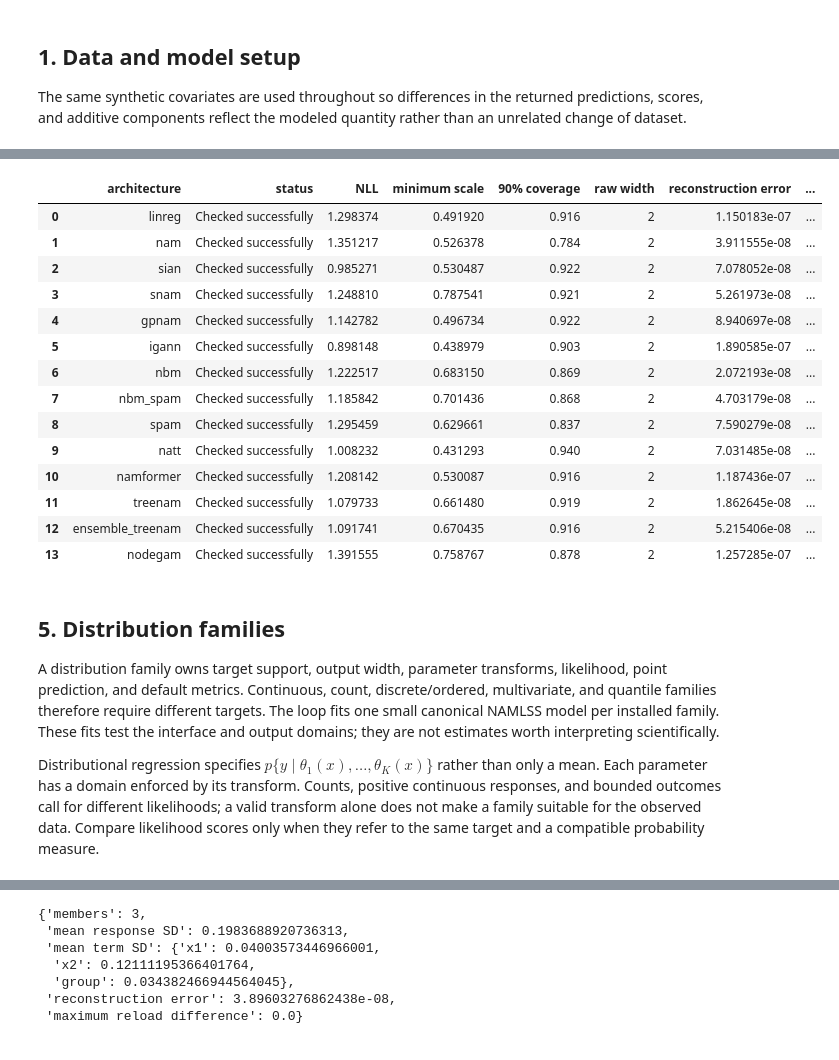
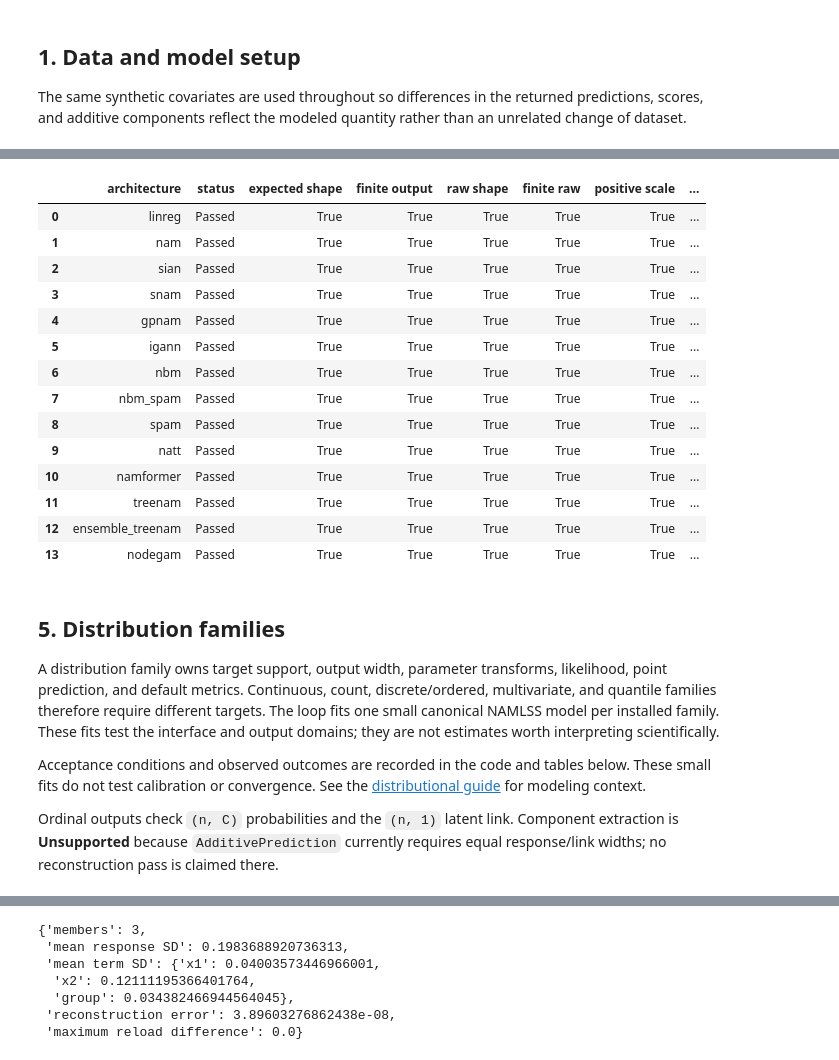
Before and after one commit to OpenTabular/NAMpy, a Jupyter notebook: docs/development/notebooks/04_distributional_models.ipynb, the cells around one changed output, grey strips where cells are left out. Saved outputs shown, nothing was run; the diff lists cells and outputs as text; code cells hidden in the pictures.

```diff
--- a/docs/development/notebooks/04_distributional_models.ipynb
+++ b/docs/development/notebooks/04_distributional_models.ipynb
@@ -147,12 +168,16 @@ for name, spec in architectures().items():
         continue
     estimator = make_estimator(name, spec, "Regressor")
     started = time.perf_counter()
-    estimator.fit(X, y_reg, **SWEEP_FIT_KWARGS)
+    checked_fit(estimator, X, y_reg, label=f"{name}/regression", **SWEEP_FIT_KWARGS)
     importance = estimator.term_importance(X, center=True)
     error, reconstruction_valid = reconstruction_error(estimator, X)
+    prediction = np.asarray(estimator.predict(X))
+    mse = float(np.mean((prediction - y_reg)**2))
+    checks = {**array_checks(prediction, (n,)),
+              "reconstruction valid": reconstruction_valid, "finite MSE": np.isfinite(mse)}
     row = {
         "architecture": name,
-        "status": "Checked successfully",
+        "status": outcome(checks), **checks, "MSE": mse,
         "R2": estimator.score(X, y_reg),
         "seconds": time.perf_counter() - started,
         "reconstruction error": error,
@@ -224,13 +243,20 @@ for name, spec in architectures().items():
         continue
     estimator = make_estimator(name, spec, "Classifier")
     started = time.perf_counter()
-    estimator.fit(X, y_cls, **SWEEP_FIT_KWARGS)
-    probability = estimator.predict_proba(X)[:, 1]
+    checked_fit(estimator, X, y_cls, label=f"{name}/classification", **SWEEP_FIT_KWARGS)
+    probabilities = np.asarray(estimator.predict_proba(X))
+    probability = probabilities[:, 1]
     label = estimator.predict(X)
     importance = estimator.term_importance(X, center=True)
     error, reconstruction_valid = reconstruction_error(estimator, X)
+    loss = log_loss(y_cls, probabilities)
+    checks = {**array_checks(probabilities, (n, 2)),
+              "valid probabilities": bool(((probabilities >= 0) & (probabilities <= 1)).all()),
+              "normalized": bool(np.allclose(probabilities.sum(axis=1), 1, atol=1e-5)),
+              "label shape": np.asarray(label).shape == (n,),
+              "reconstruction valid": reconstruction_valid, "finite log loss": np.isfinite(loss)}
     classification_rows.append({
-        "architecture": name, "status": "Checked successfully",
+        "architecture": name, "status": outcome(checks), **checks,
         "log loss": log_loss(y_cls, probability),
         "ROC-AUC": roc_auc_score(y_cls, probability),
         "accuracy": accuracy_score(y_cls, label),
@@ -283,46 +302,51 @@ interval width help reveal whether the predicted spread is useful.
 # %%
 lss_models = {}
 lss_rows = []
 for name, spec in architectures().items():
     if not spec.supports("distributional") or name == "qnam":
         continue
     estimator = make_estimator(name, spec, "LSS", family="normal")
     started = time.perf_counter()
-    estimator.fit(X, y_lss, **SWEEP_FIT_KWARGS)
+    checked_fit(estimator, X, y_lss, label=f"{name}/normal LSS", **SWEEP_FIT_KWARGS)
     parameters = estimator.predict(X)
     raw = estimator.predict(X, raw=True)
     lower = parameters[:, 0] - 1.645 * parameters[:, 1]
     upper = parameters[:, 0] + 1.645 * parameters[:, 1]
     error, reconstruction_valid = reconstruction_error(estimator, X)
+    loss = estimator.evaluate(X, y_lss)["NLL"]
+    checks = {**array_checks(parameters, (n, 2)),
+              "raw shape": raw.shape == (n, 2), "finite raw": np.isfinite(raw).all(),
+              "positive scale": bool((parameters[:, 1] > 0).all()),
+              "finite NLL": np.isfinite(loss), "reconstruction valid": reconstruction_valid}
     lss_rows.append({
-        "architecture": name, "status": "Checked successfully",
+        "architecture": name, "status": outcome(checks), **checks,
         "NLL": estimator.evaluate(X, y_lss)["NLL"],
         "minimum scale": parameters[:, 1].min(),
-        "90% coverage": np.mean((y_lss >= lower) & (y_lss <= upper)),
+        "Training-row coverage of nominal 90% intervals": np.mean((y_lss >= lower) & (y_lss <= upper)),
         "raw width": raw.shape[1],
         "reconstruction error": error,
         "reconstruction valid": reconstruction_valid,
         "seconds": time.perf_counter() - started,
     })
     lss_models[name] = estimator
 lss_report = pd.DataFrame(lss_rows)
 lss_report
 # %% [output]
-|  | architecture | status | NLL | minimum scale | 90% coverage | raw width | reconstruction error | ... |
-| 0 | linreg | Checked successfully | 1.298374 | 0.491920 | 0.916 | 2 | 1.150183e-07 | ... |
-| 1 | nam | Checked successfully | 1.351217 | 0.526378 | 0.784 | 2 | 3.911555e-08 | ... |
-| 2 | sian | Checked successfully | 0.985271 | 0.530487 | 0.922 | 2 | 7.078052e-08 | ... |
-| 3 | snam | Checked successfully | 1.248810 | 0.787541 | 0.921 | 2 | 5.261973e-08 | ... |
-| 4 | gpnam | Checked successfully | 1.142782 | 0.496734 | 0.922 | 2 | 8.940697e-08 | ... |
-| 5 | igann | Checked successfully | 0.898148 | 0.438979 | 0.903 | 2 | 1.890585e-07 | ... |
-| 6 | nbm | Checked successfully | 1.222517 | 0.683150 | 0.869 | 2 | 2.072193e-08 | ... |
-| 7 | nbm_spam | Checked successfully | 1.185842 | 0.701436 | 0.868 | 2 | 4.703179e-08 | ... |
-| 8 | spam | Checked successfully | 1.295459 | 0.629661 | 0.837 | 2 | 7.590279e-08 | ... |
-| 9 | natt | Checked successfully | 1.008232 | 0.431293 | 0.940 | 2 | 7.031485e-08 | ... |
-| 10 | namformer | Checked successfully | 1.208142 | 0.530087 | 0.916 | 2 | 1.187436e-07 | ... |
-| 11 | treenam | Checked successfully | 1.079733 | 0.661480 | 0.919 | 2 | 1.862645e-08 | ... |
-| 12 | ensemble_treenam | Checked successfully | 1.091741 | 0.670435 | 0.916 | 2 | 5.215406e-08 | ... |
-| 13 | nodegam | Checked successfully | 1.391555 | 0.758767 | 0.878 | 2 | 1.257285e-07 | ... |
+|  | architecture | status | expected shape | finite output | raw shape | finite raw | positive scale | ... |
+| 0 | linreg | Passed | True | True | True | True | True | ... |
+| 1 | nam | Passed | True | True | True | True | True | ... |
+| 2 | sian | Passed | True | True | True | True | True | ... |
+| 3 | snam | Passed | True | True | True | True | True | ... |
+| 4 | gpnam | Passed | True | True | True | True | True | ... |
+| 5 | igann | Passed | True | True | True | True | True | ... |
+| 6 | nbm | Passed | True | True | True | True | True | ... |
+| 7 | nbm_spam | Passed | True | True | True | True | True | ... |
+| 8 | spam | Passed | True | True | True | True | True | ... |
+| 9 | natt | Passed | True | True | True | True | True | ... |
+| 10 | namformer | Passed | True | True | True | True | True | ... |
+| 11 | treenam | Passed | True | True | True | True | True | ... |
+| 12 | ensemble_treenam | Passed | True | True | True | True | True | ... |
+| 13 | nodegam | Passed | True | True | True | True | True | ... |
 # %% [markdown]
 ## 5. Distribution families
 
@@ -333,13 +357,13 @@ require different targets. The loop fits one small canonical NAMLSS model
 per installed family. These fits test the interface and output domains;
 they are not estimates worth interpreting scientifically.
 
-Distributional regression specifies
-$p\{y\mid\theta_1(x),\ldots,\theta_K(x)\}$ rather than only a mean.
-Each parameter has a domain enforced by its transform. Counts, positive
-continuous responses, and bounded outcomes call for different likelihoods;
-a valid transform alone does not make a family suitable for the observed
-data. Compare likelihood scores only when they refer to the same target
-and a compatible probability measure.
+Acceptance conditions and observed outcomes are recorded in the code and tables below.
+These small fits do not test calibration or convergence. See the
+[distributional guide](../../user_guide/gamlss.rst) for modeling context.
+
+Ordinal outputs check `(n, C)` probabilities and the `(n, 1)` latent link.
+Component extraction is **Unsupported** because `AdditivePrediction` currently
+requires equal response/link widths; no reconstruction pass is claimed there.
 # %%
 from nampy.models import NAMLSS
 from nampy.neural.distributions.registry import FAMILY_REGISTRY
```
Also changed, not shown: parts of 14 cells of this notebook, 23 other files.
